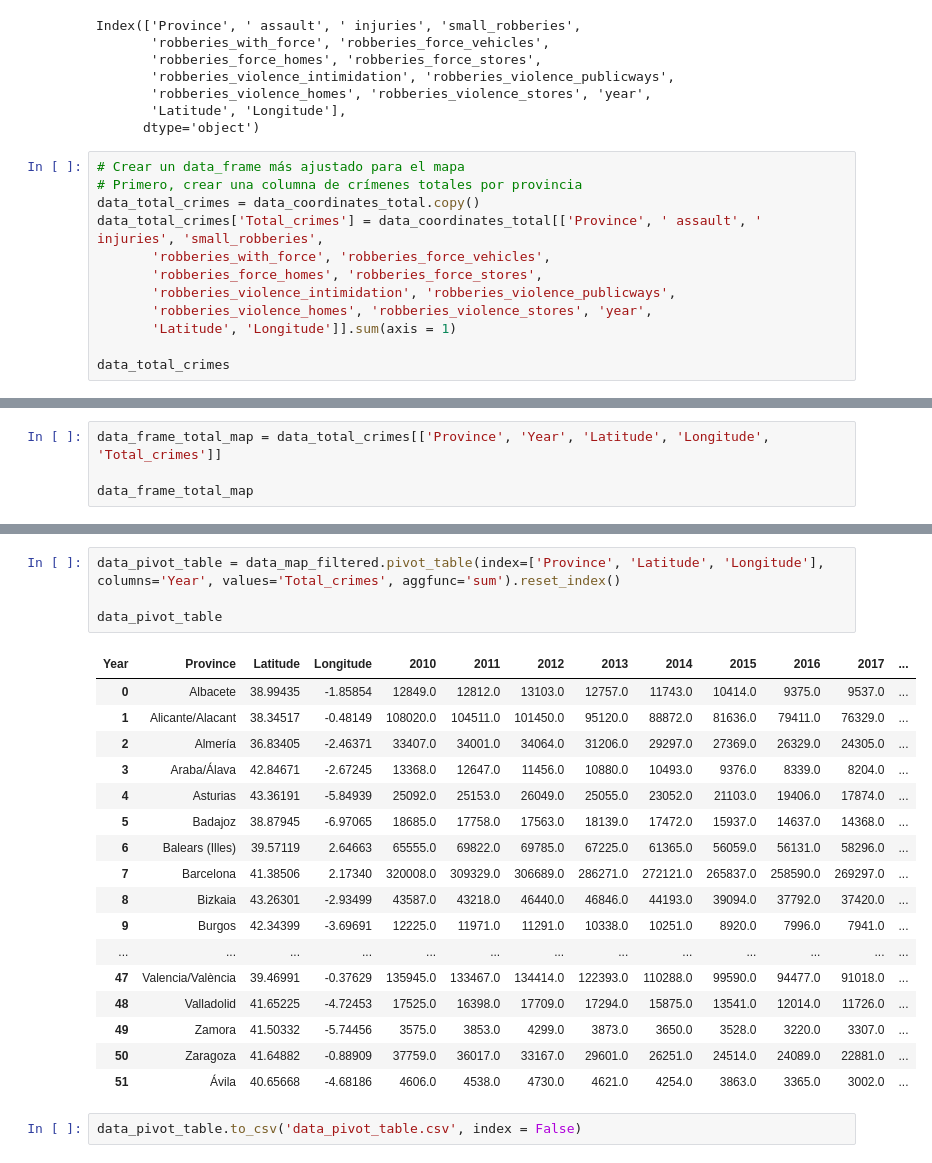
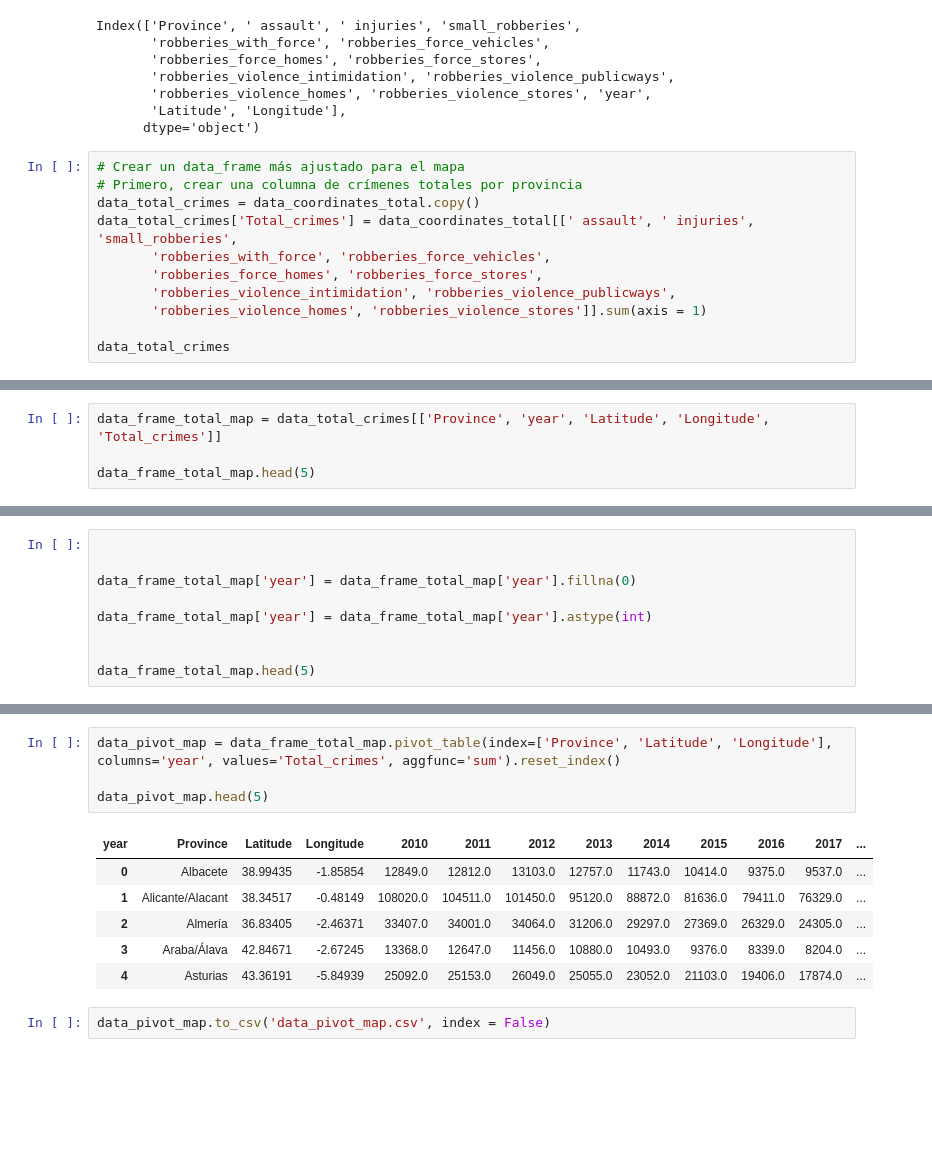
Before and after one commit to LuisHRF/Home-Insurance-Study-Project, a Jupyter notebook: main.ipynb, the cells around one changed output, grey strips where cells are left out. Saved outputs shown, nothing was run; the diff lists cells and outputs as text; blank space fills up the shorter version.

```diff
--- a/main.ipynb
+++ b/main.ipynb
@@ -153,12 +179,11 @@ Index(['Province', ' assault', ' injuries', 'small_robberies',
 # Crear un data_frame más ajustado para el mapa
 # Primero, crear una columna de crímenes totales por provincia
 data_total_crimes = data_coordinates_total.copy()
-data_total_crimes['Total_crimes'] = data_coordinates_total[['Province', ' assault', ' injuries', 'small_robberies',
+data_total_crimes['Total_crimes'] = data_coordinates_total[[' assault', ' injuries', 'small_robberies',
        'robberies_with_force', 'robberies_force_vehicles',
        'robberies_force_homes', 'robberies_force_stores',
        'robberies_violence_intimidation', 'robberies_violence_publicways',
-       'robberies_violence_homes', 'robberies_violence_stores', 'year',
-       'Latitude', 'Longitude']].sum(axis = 1)
+       'robberies_violence_homes', 'robberies_violence_stores']].sum(axis = 1)
 
 data_total_crimes
 # %% [output]
@@ -166,5 +203,5 @@ KeyError: "None of [Index(['1. CONTRA LAS PERSONAS', '1.2.-Lesiones', '5.1.-Hurt
 # %%
-data_frame_total_map = data_total_crimes[['Province', 'Year', 'Latitude', 'Longitude', 'Total_crimes']]
+data_frame_total_map = data_total_crimes[['Province', 'year', 'Latitude', 'Longitude', 'Total_crimes']]
 
-data_frame_total_map
+data_frame_total_map.head(5)
 # %% [output]
@@ -219,0 +214,9 @@ See the caveats in the documentation: https://pandas.pydata.org/pandas-docs/stab
+# %%
+
+
+data_frame_total_map['year'] = data_frame_total_map['year'].fillna(0)
+
+data_frame_total_map['year'] = data_frame_total_map['year'].astype(int)
+
+
+data_frame_total_map.head(5)
@@ -220,24 +240,13 @@ See the caveats in the documentation: https://pandas.pydata.org/pandas-docs/stab
 # %%
-data_pivot_table = data_map_filtered.pivot_table(index=['Province', 'Latitude', 'Longitude'], columns='Year', values='Total_crimes', aggfunc='sum').reset_index()
+data_pivot_map = data_frame_total_map.pivot_table(index=['Province', 'Latitude', 'Longitude'], columns='year', values='Total_crimes', aggfunc='sum').reset_index()
 
-data_pivot_table
+data_pivot_map.head(5)
 # %% [output]
-| Year | Province | Latitude | Longitude | 2010 | 2011 | 2012 | 2013 | 2014 | 2015 | 2016 | 2017 | ... |
+| year | Province | Latitude | Longitude | 2010 | 2011 | 2012 | 2013 | 2014 | 2015 | 2016 | 2017 | ... |
 | 0 | Albacete | 38.99435 | -1.85854 | 12849.0 | 12812.0 | 13103.0 | 12757.0 | 11743.0 | 10414.0 | 9375.0 | 9537.0 | ... |
 | 1 | Alicante/Alacant | 38.34517 | -0.48149 | 108020.0 | 104511.0 | 101450.0 | 95120.0 | 88872.0 | 81636.0 | 79411.0 | 76329.0 | ... |
 | 2 | Almería | 36.83405 | -2.46371 | 33407.0 | 34001.0 | 34064.0 | 31206.0 | 29297.0 | 27369.0 | 26329.0 | 24305.0 | ... |
 | 3 | Araba/Álava | 42.84671 | -2.67245 | 13368.0 | 12647.0 | 11456.0 | 10880.0 | 10493.0 | 9376.0 | 8339.0 | 8204.0 | ... |
 | 4 | Asturias | 43.36191 | -5.84939 | 25092.0 | 25153.0 | 26049.0 | 25055.0 | 23052.0 | 21103.0 | 19406.0 | 17874.0 | ... |
-| 5 | Badajoz | 38.87945 | -6.97065 | 18685.0 | 17758.0 | 17563.0 | 18139.0 | 17472.0 | 15937.0 | 14637.0 | 14368.0 | ... |
-| 6 | Balears (Illes) | 39.57119 | 2.64663 | 65555.0 | 69822.0 | 69785.0 | 67225.0 | 61365.0 | 56059.0 | 56131.0 | 58296.0 | ... |
-| 7 | Barcelona | 41.38506 | 2.17340 | 320008.0 | 309329.0 | 306689.0 | 286271.0 | 272121.0 | 265837.0 | 258590.0 | 269297.0 | ... |
-| 8 | Bizkaia | 43.26301 | -2.93499 | 43587.0 | 43218.0 | 46440.0 | 46846.0 | 44193.0 | 39094.0 | 37792.0 | 37420.0 | ... |
-| 9 | Burgos | 42.34399 | -3.69691 | 12225.0 | 11971.0 | 11291.0 | 10338.0 | 10251.0 | 8920.0 | 7996.0 | 7941.0 | ... |
-| ... | ... | ... | ... | ... | ... | ... | ... | ... | ... | ... | ... | ... |
-| 47 | Valencia/València | 39.46991 | -0.37629 | 135945.0 | 133467.0 | 134414.0 | 122393.0 | 110288.0 | 99590.0 | 94477.0 | 91018.0 | ... |
-| 48 | Valladolid | 41.65225 | -4.72453 | 17525.0 | 16398.0 | 17709.0 | 17294.0 | 15875.0 | 13541.0 | 12014.0 | 11726.0 | ... |
-| 49 | Zamora | 41.50332 | -5.74456 | 3575.0 | 3853.0 | 4299.0 | 3873.0 | 3650.0 | 3528.0 | 3220.0 | 3307.0 | ... |
-| 50 | Zaragoza | 41.64882 | -0.88909 | 37759.0 | 36017.0 | 33167.0 | 29601.0 | 26251.0 | 24514.0 | 24089.0 | 22881.0 | ... |
-| 51 | Ávila | 40.65668 | -4.68186 | 4606.0 | 4538.0 | 4730.0 | 4621.0 | 4254.0 | 3863.0 | 3365.0 | 3002.0 | ... |
 # %%
-data_pivot_table.to_csv('data_pivot_table.csv', index = False)
+data_pivot_map.to_csv('data_pivot_map.csv', index = False)
```
Also changed, not shown: parts of 19 cells of this notebook, 1 other file.
